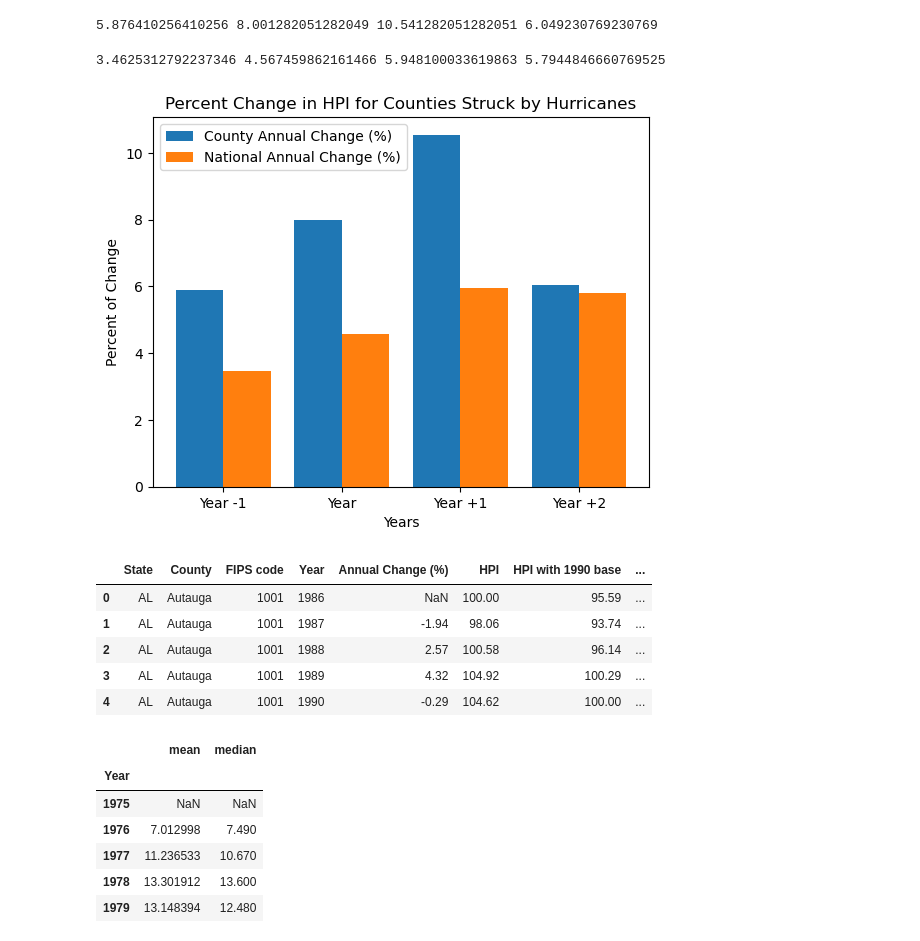
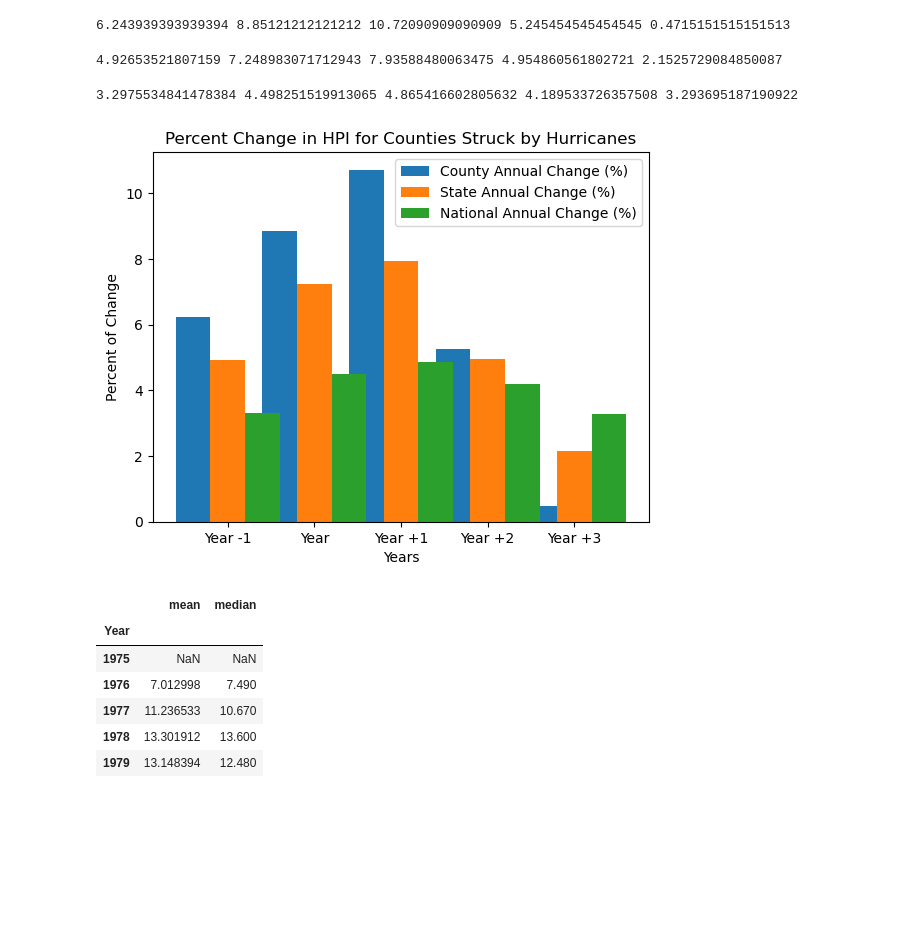
Before and after one commit to chrisadamsv/Dream-Team-Project1, a Jupyter notebook: Project_Data/Chris_work.ipynb, the cells around one changed output. Saved outputs shown, nothing was run; the diff lists cells and outputs as text; code cells hidden in the pictures; blank space fills up the shorter version.

Commit message:
Adding final data formatting to repository

```diff
--- a/Project_Data/Chris_work.ipynb
+++ b/Project_Data/Chris_work.ipynb
@@ -14,6 +14,6 @@ from api_keys import bea_key
 [interactive output not drawn]
 [interactive output not drawn]
 # %%
-clean_hurricane_hpi_df = pd.read_csv('Output_CSVs/clean_hurricane_hpi_data.csv')
-clean_hurricane_hpi_df
+hurricane_hpi_income_df = pd.read_csv('Output_CSVs/clean_hurricane_hpi_income_data.csv')
+hurricane_hpi_income_df
 # %% [output]
@@ -52,56 +57,53 @@ county_json = requests.get(county_url).json()
 # %%
-#Calculate mean annual change for counties affect by hurricanes
-prev_ac = clean_hurricane_hpi_df['Annual Change (%) -1'].mean()
-ac = clean_hurricane_hpi_df['Annual Change (%)'].mean()
-ac1 = clean_hurricane_hpi_df['Annual Change (%) +1'].mean()
-ac2 = clean_hurricane_hpi_df['Annual Change (%) +2'].mean()
-print(prev_ac,ac,ac1,ac2)
+#Calculate mean annual HPI change for counties affect by hurricanes
+prev_ac = hurricane_hpi_income_df['Annual HPI Change (%) -1'].mean()
+ac = hurricane_hpi_income_df['Annual HPI Change (%)'].mean()
+ac1 = hurricane_hpi_income_df['Annual HPI Change (%) +1'].mean()
+ac2 = hurricane_hpi_income_df['Annual HPI Change (%) +2'].mean()
+ac3 = hurricane_hpi_income_df['Annual HPI Change (%) +3'].mean()
+print(prev_ac,ac,ac1,ac2,ac3)
 # %% [output]
-5.876410256410256 8.001282051282049 10.541282051282051 6.049230769230769
+6.243939393939394 8.85121212121212 10.72090909090909 5.245454545454545 0.4715151515151513
+# %%
+#Calculate mean annual HPI change for the whole nation
+state_prev_ac = hurricane_hpi_income_df['State HPI AC Mean -1'].mean()
+state_ac = hurricane_hpi_income_df['State HPI AC Mean'].mean()
+state_ac1 = hurricane_hpi_income_df['State HPI AC Mean +1'].mean()
+state_ac2 = hurricane_hpi_income_df['State HPI AC Mean +2'].mean()
+state_ac3 = hurricane_hpi_income_df['State HPI AC Mean +3'].mean()
+print(state_prev_ac,state_ac,state_ac1,state_ac2,state_ac3)
+# %% [output]
+4.92653521807159 7.248983071712943 7.93588480063475 4.954860561802721 2.1525729084850087
 # %%
-#Calculate mean annual change for the whole nation
-nat_prev_ac = clean_hurricane_hpi_df['National AC Mean -1'].mean()
-nat_ac = clean_hurricane_hpi_df['National AC Mean'].mean()
-nat_ac1 = clean_hurricane_hpi_df['National AC Mean +1'].mean()
-nat_ac2 = clean_hurricane_hpi_df['National AC Mean +2'].mean()
-print(nat_prev_ac,nat_ac,nat_ac1,nat_ac2)
+#Calculate mean annual HPI change for the whole nation
+nat_prev_ac = hurricane_hpi_income_df['National HPI AC Mean -1'].mean()
+nat_ac = hurricane_hpi_income_df['National HPI AC Mean'].mean()
+nat_ac1 = hurricane_hpi_income_df['National HPI AC Mean +1'].mean()
+nat_ac2 = hurricane_hpi_income_df['National HPI AC Mean +2'].mean()
+nat_ac3 = hurricane_hpi_income_df['National HPI AC Mean +3'].mean()
+print(nat_prev_ac,nat_ac,nat_ac1,nat_ac2,nat_ac3)
 # %% [output]
-3.4625312792237346 4.567459862161466 5.948100033619863 5.7944846660769525
+3.2975534841478384 4.498251519913065 4.865416602805632 4.189533726357508 3.293695187190922
 # %%
-bars = ['Year -1','Year','Year +1','Year +2']
-acs = [prev_ac,ac,ac1,ac2]
-nat_acs = [nat_prev_ac,nat_ac,nat_ac1,nat_ac2]
+bars = ['Year -1','Year','Year +1','Year +2','Year +3']
+acs = [prev_ac,ac,ac1,ac2,ac3]
+state_acs = [state_prev_ac,state_ac,state_ac1,state_ac2,state_ac3]
+nat_acs = [nat_prev_ac,nat_ac,nat_ac1,nat_ac2,nat_ac3]
 
 x_axis = np.arange(len(bars))
 
-plt.bar(x_axis - 0.2, acs, 0.4, label = 'County Annual Change (%)')
-plt.bar(x_axis + 0.2, nat_acs, 0.4, label = 'National Annual Change (%)')
+plt.bar(x_axis - 0.4, acs, 0.4, label = 'County Annual Change (%)')
+plt.bar(x_axis - 0.0, state_acs, 0.4, label = 'State Annual Change (%)')
+plt.bar(x_axis + 0.4, nat_acs, 0.4, label = 'National Annual Change (%)')
 
 plt.xticks(x_axis, bars)
 plt.xlabel("Years")
 plt.ylabel("Percent of Change")
 plt.title("Percent Change in HPI for Counties Struck by Hurricanes")
 plt.legend()
 plt.show()
 # %% [output]
-[figure, old version]
+[figure, new version]
-# %%
-#Save hurricanes df to directory
-hurricanes_df = pd.read_csv('Output_CSVs/hurricanes_df.csv')
-
-#Save Merged df to directory
-hpi_df = pd.read_csv('Output_CSVs/hpi_df.csv')
-
-#Save clean df as CSV to directory
-clean_hurricane_hpi_df = pd.read_csv('Output_CSVs/clean_hurricane_hpi_data.csv')
-hpi_df.head()
-# %% [output]
-|  | State | County | FIPS code | Year | Annual Change (%) | HPI | HPI with 1990 base | ... |
-| 0 | AL | Autauga | 1001 | 1986 | NaN | 100.00 | 95.59 | ... |
-| 1 | AL | Autauga | 1001 | 1987 | -1.94 | 98.06 | 93.74 | ... |
-| 2 | AL | Autauga | 1001 | 1988 | 2.57 | 100.58 | 96.14 | ... |
-| 3 | AL | Autauga | 1001 | 1989 | 4.32 | 104.92 | 100.29 | ... |
-| 4 | AL | Autauga | 1001 | 1990 | -0.29 | 104.62 | 100.00 | ... |
 # %%
 by_nation = hpi_df.groupby(['Year'])
 change_by_nation = by_nation['Annual Change (%)'].agg(['mean','median'])
```
Also changed, not shown: parts of 8 cells of this notebook, 13 other files.
